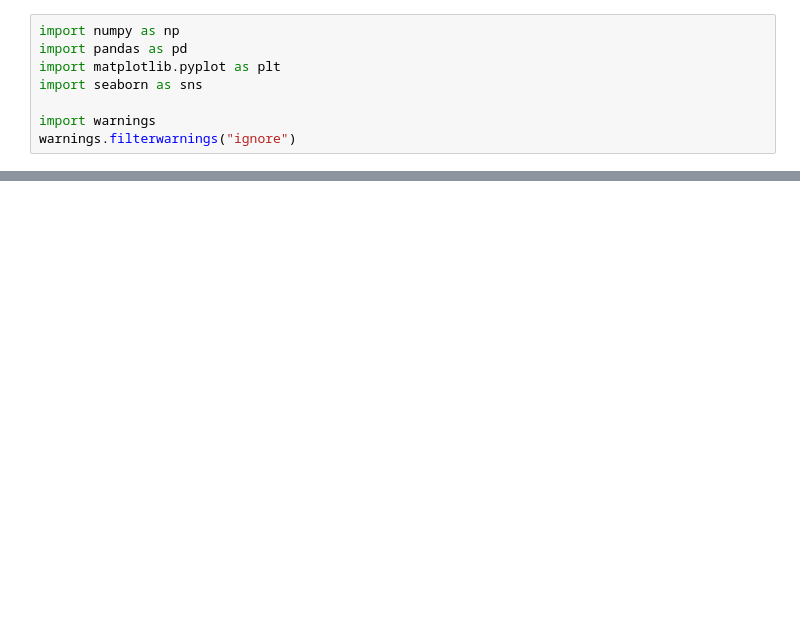
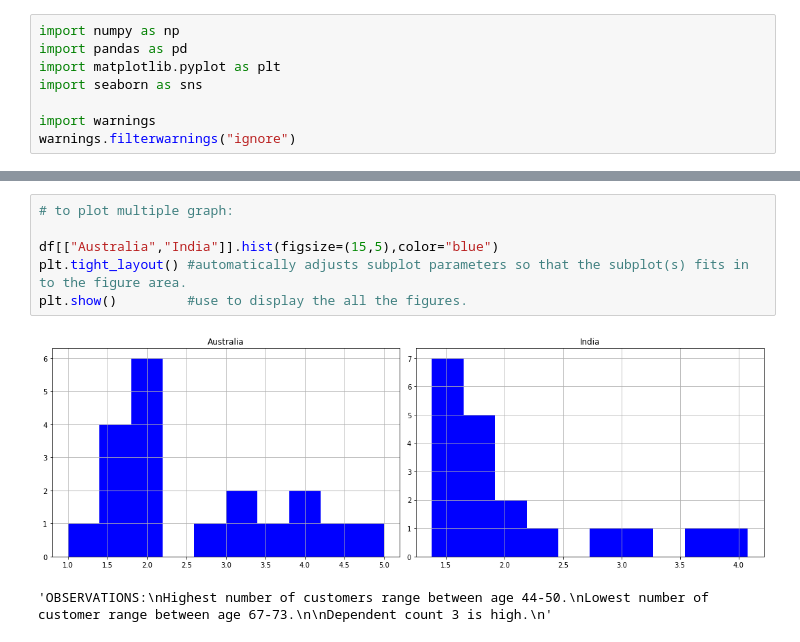
Before and after one commit to Zaid9987/Analysis, a Jupyter notebook: Zaid_AWP_Project.ipynb, the cells around one changed output, grey strips where cells are left out. Saved outputs shown, nothing was run; the diff lists cells and outputs as text; blank space fills up the shorter version.

```diff
--- a/Zaid_AWP_Project.ipynb
+++ b/Zaid_AWP_Project.ipynb
@@ -553,0 +419,9 @@ plt.show()
+# %%
+# to plot multiple graph:
+
+df[["Australia","India"]].hist(figsize=(15,5),color="blue")
+plt.tight_layout() #automatically adjusts subplot parameters so that the subplot(s) fits in to the figure area.
+plt.show()         #use to display the all the figures.
+# %% [output]
+[figure, added]
+'OBSERVATIONS:\nHighest number of customers range between age 44-50.\nLowest number of customer range between age 67-73.\n\nDependent count 3 is high.\n'
```
Also changed, not shown: parts of 86 cells of this notebook.
